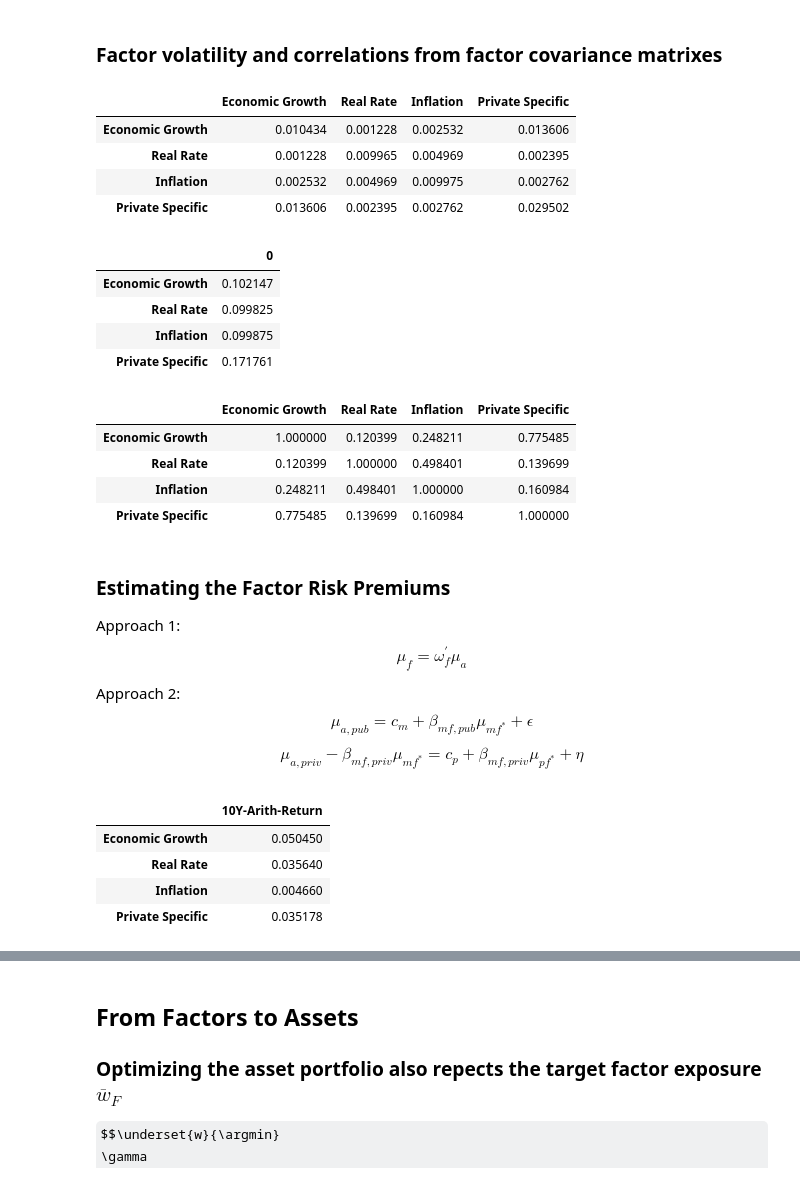
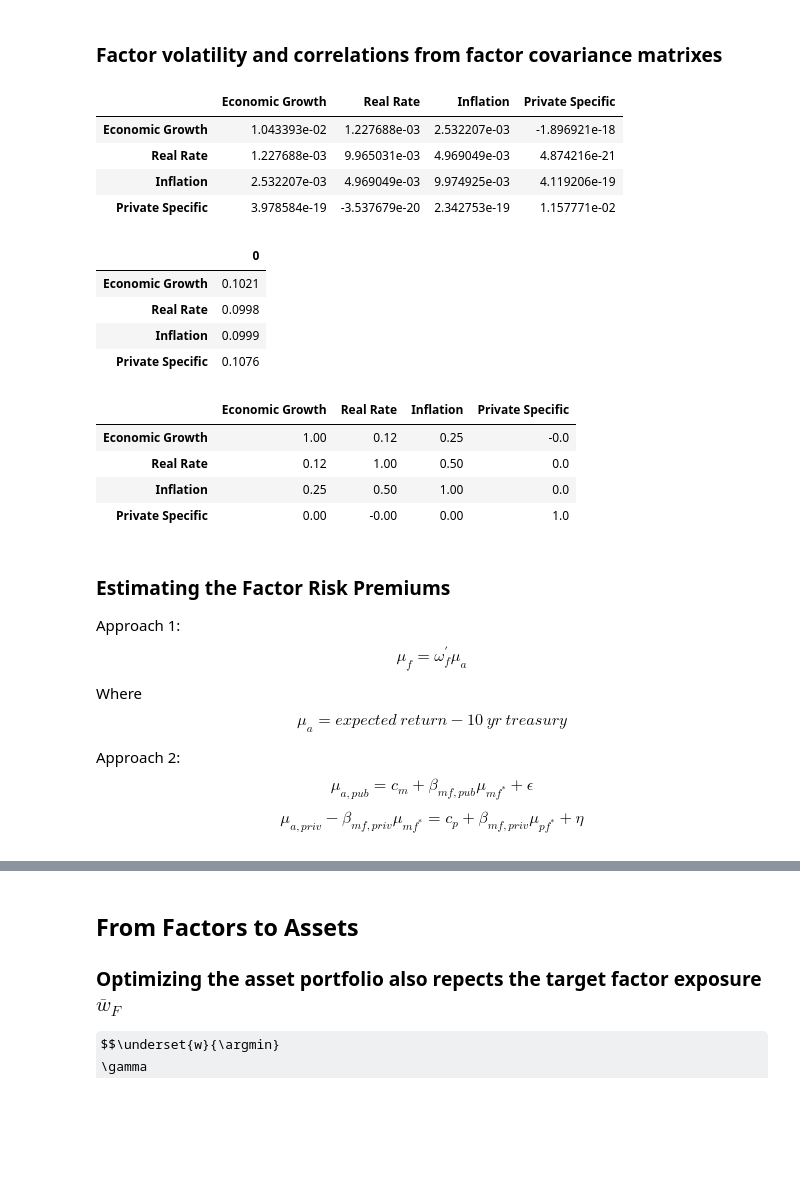
Before and after one commit to krocellx/finance, a Jupyter notebook: Factor_Investing_Using_CMAs.ipynb, the cells around one changed output, grey strips where cells are left out. Cells and saved outputs as stored; diff of their text form; code cells hidden in the pictures; some formulas as TeX source; blank space fills up the shorter version.

```diff
--- a/Factor_Investing_Using_CMAs.ipynb
+++ b/Factor_Investing_Using_CMAs.ipynb
@@ -138,12 +156,11 @@ df_Cov_Matrix
  ### Factor-Mimicking Portfolio Definition: $\omega_{mf}$ and $\hat{\omega}_{pf}$
 # %%
 # Economic Growth Factor
-# ls_egf_asset = ['US Equity - Large Cap', 'Non-US Equity - Developed', 'Non-US Equity - Emerging', 'Commodities']
-# df_egf_returns = df_CMAs_Returns[df_CMAs_Returns['Asset Class'].isin(ls_egf_asset)].copy()
-# df_egf_risks = df_CMAs_Risks[df_CMAs_Risks.index.isin(ls_egf_asset)][ls_egf_asset].copy()
+
 weights = np.zeros((14,4), float)
-df_public_weights = pd.DataFrame(weights,columns=['Economic Growth', 'Real Rate', 'Inflation' , 'Private Specific'])
-df_public_weights.set_axis(df_Cov_Matrix.index, axis=0, inplace=True)
+
+df_public_weights = pd.DataFrame(weights,columns=ls_factors_full)
+df_public_weights.set_axis(ordered_asset_classes, axis=0, inplace=True)
 
 df_public_weights.loc['US Equity-Large Cap', 'Economic Growth'] = 0.25
 df_public_weights.loc['Non-US Equity-Developed', 'Economic Growth'] = 0.20
@@ -159,3 +176,5 @@ df_public_weights.loc['Commodities','Inflation'] = 0.30
 df_public_weights.loc['Real Estate','Private Specific'] = 0.4
 df_public_weights.loc['Infrastructure','Private Specific'] = 0.4
 df_public_weights.loc['Private Equity','Private Specific'] = 0.4
+
+df_public_weights
@@ -182,11 +199,13 @@ df_public_weights
 
 $$\beta_{mf}=\Sigma_a \omega_{mf}(\omega_{mf}^{\prime} \Sigma_a \omega_{mf})^{-1}$$
 # %%
-df_omega_mf = df_public_weights[['Economic Growth', 'Real Rate', 'Inflation']]
+# Compute beta mf
 
-df_beta_mf = df_Cov_Matrix.dot(df_omega_mf).dot(np.linalg.inv(df_omega_mf.T.dot(df_Cov_Matrix).dot(df_omega_mf)))
+df_omega_mf = df_public_weights[ls_pub_factor]
 
-df_beta_mf.set_axis(['Economic Growth', 'Real Rate', 'Inflation'], axis=1, inplace=True)
+df_beta_mf = df_Sigma_a.dot(df_omega_mf).dot(np.linalg.inv(df_omega_mf.T.dot(df_Sigma_a).dot(df_omega_mf)))
+
+df_beta_mf.set_axis(ls_pub_factor, axis=1, inplace=True)
 
 round(df_beta_mf,2)
 # %% [output]
@@ -210,10 +229,10 @@ round(df_beta_mf,2)
 
 $$\omega_{pf}=\hat{\omega}_{pf}-\omega_{mf} \beta_{mf}^{\prime} \hat{\omega}_{pf}$$
 # %%
-df_hat_omega_pf = df_public_weights[['Private Specific']]
+df_hat_omega_pf = df_public_weights[[ls_priv_factor]]
 
 df_omega_pf = df_hat_omega_pf - df_omega_mf.dot(df_beta_mf.T).dot(df_hat_omega_pf)
 
-df_omega_pf
+df_omega_pf.round(2)
 # %% [output]
 |  | Private Specific |
@@ -285,12 +304,14 @@ array([[1., 1., 1., 0.],
 # %%
 # compute beta f
 
-df_factor_covar_matrix = df_omega_f.T.dot(df_Cov_Matrix).dot(df_omega_f)
+df_Sigma_f = df_omega_f.T.dot(df_Sigma_a).dot(df_omega_f)
 
-df_implied_loadings = df_Cov_Matrix.dot(df_omega_f).dot(np.linalg.inv(df_factor_covar_matrix))
-df_implied_loadings = df_implied_loadings.multiply(i)
-df_implied_loadings.set_axis(['Economic Growth', 'Real Rate', 'Inflation' , 'Private Specific'], axis=1, inplace=True)
-round(df_implied_loadings,2)
+df_beta_f = df_Sigma_a.dot(df_omega_f).dot(np.linalg.inv(df_Sigma_f))
+df_beta_f = df_beta_f.multiply(i)
+
+df_beta_f.set_axis(ls_factors_full, axis=1, inplace=True)
+
+df_beta_f.round(2)
 # %% [output]
 |  | Economic Growth | Real Rate | Inflation | Private Specific |
 | US Equity-Large Cap | 1.52 | 0.03 | -0.27 | 0.00 |
@@ -320,13 +332,13 @@ result_sheet['A52'].value = df_CMAs_Returns
 ### Factor volatility and correlations from factor covariance matrixes
 # %%
 # factor covariance matrix
-df_factor_covar_matrix
+df_Sigma_f
 # %% [output]
 |  | Economic Growth | Real Rate | Inflation | Private Specific |
-| Economic Growth | 0.010434 | 0.001228 | 0.002532 | 0.013606 |
-| Real Rate | 0.001228 | 0.009965 | 0.004969 | 0.002395 |
-| Inflation | 0.002532 | 0.004969 | 0.009975 | 0.002762 |
-| Private Specific | 0.013606 | 0.002395 | 0.002762 | 0.029502 |
+| Economic Growth | 1.043393e-02 | 1.227688e-03 | 2.532207e-03 | -1.896921e-18 |
+| Real Rate | 1.227688e-03 | 9.965031e-03 | 4.969049e-03 | 4.874216e-21 |
+| Inflation | 2.532207e-03 | 4.969049e-03 | 9.974925e-03 | 4.119206e-19 |
+| Private Specific | 3.978584e-19 | -3.537679e-20 | 2.342753e-19 | 1.157771e-02 |
 # %%
 # compute std and correlation from covariance matrix
 
@@ -335,38 +347,30 @@ factor_std = pd.DataFrame(factor_std,index=df_factor_covar_matrix.columns)
 # %%
 # volatility
-factor_std
+df_factor_std.round(4)
 # %% [output]
 |  | 0 |
-| Economic Growth | 0.102147 |
-| Real Rate | 0.099825 |
-| Inflation | 0.099875 |
-| Private Specific | 0.171761 |
+| Economic Growth | 0.1021 |
+| Real Rate | 0.0998 |
+| Inflation | 0.0999 |
+| Private Specific | 0.1076 |
 # %%
 # factor correlation matrix
-factor_correlation_matrix
+df_factor_correlation_matrix.round(2)
 # %% [output]
 |  | Economic Growth | Real Rate | Inflation | Private Specific |
-| Economic Growth | 1.000000 | 0.120399 | 0.248211 | 0.775485 |
-| Real Rate | 0.120399 | 1.000000 | 0.498401 | 0.139699 |
-| Inflation | 0.248211 | 0.498401 | 1.000000 | 0.160984 |
-| Private Specific | 0.775485 | 0.139699 | 0.160984 | 1.000000 |
+| Economic Growth | 1.00 | 0.12 | 0.25 | -0.0 |
+| Real Rate | 0.12 | 1.00 | 0.50 | 0.0 |
+| Inflation | 0.25 | 0.50 | 1.00 | 0.0 |
+| Private Specific | 0.00 | -0.00 | 0.00 | 1.0 |
 # %% [markdown]
 ### Estimating the Factor Risk Premiums
 
 Approach 1:
 $$\mu_f = \omega_f^{\prime}\mu_a$$
 
+Where
+$$\mu_a=expected\ return - 10\ yr\ treasury$$
+
 Approach 2:
 $$\mu_{a,pub}=c_m+\beta_{mf,pub}\mu_{mf^*}+\epsilon$$
 $$\mu_{a,priv}-\beta_{mf,priv}\mu_{mf^*}=c_p+\beta_{mf,priv}\mu_{pf^*}+\eta$$
-# %%
-# Risk Premium
-# Approach 1
-df_returns = df_omega_f.T.dot( df_CMAs_Returns[['10Y-Arith-Return']])
-df_returns
-# %% [output]
-|  | 10Y-Arith-Return |
-| Economic Growth | 0.050450 |
-| Real Rate | 0.035640 |
-| Inflation | 0.004660 |
-| Private Specific | 0.035178 |
```
Also changed, not shown: parts of 32 cells of this notebook, 2 other files.
